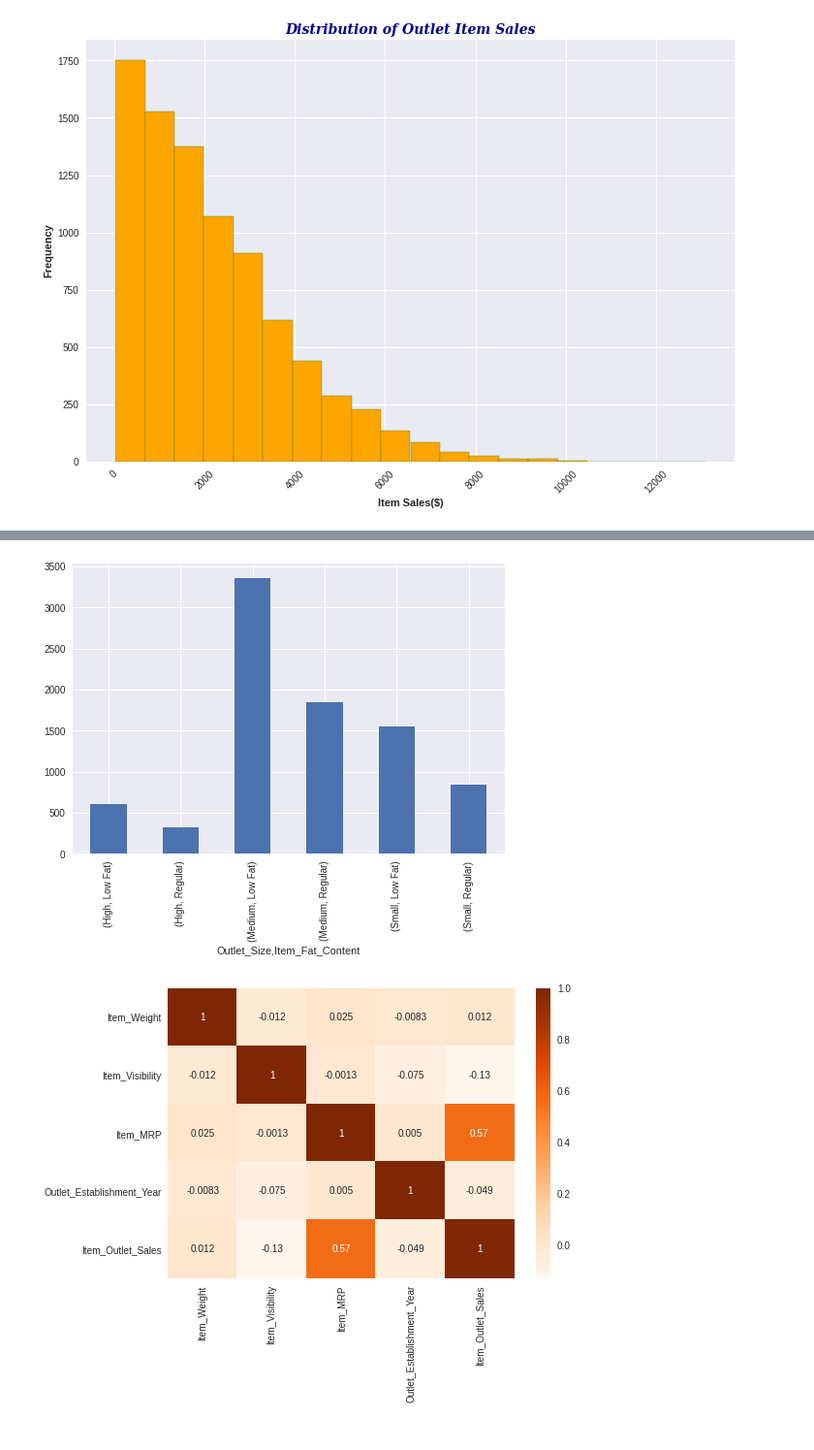
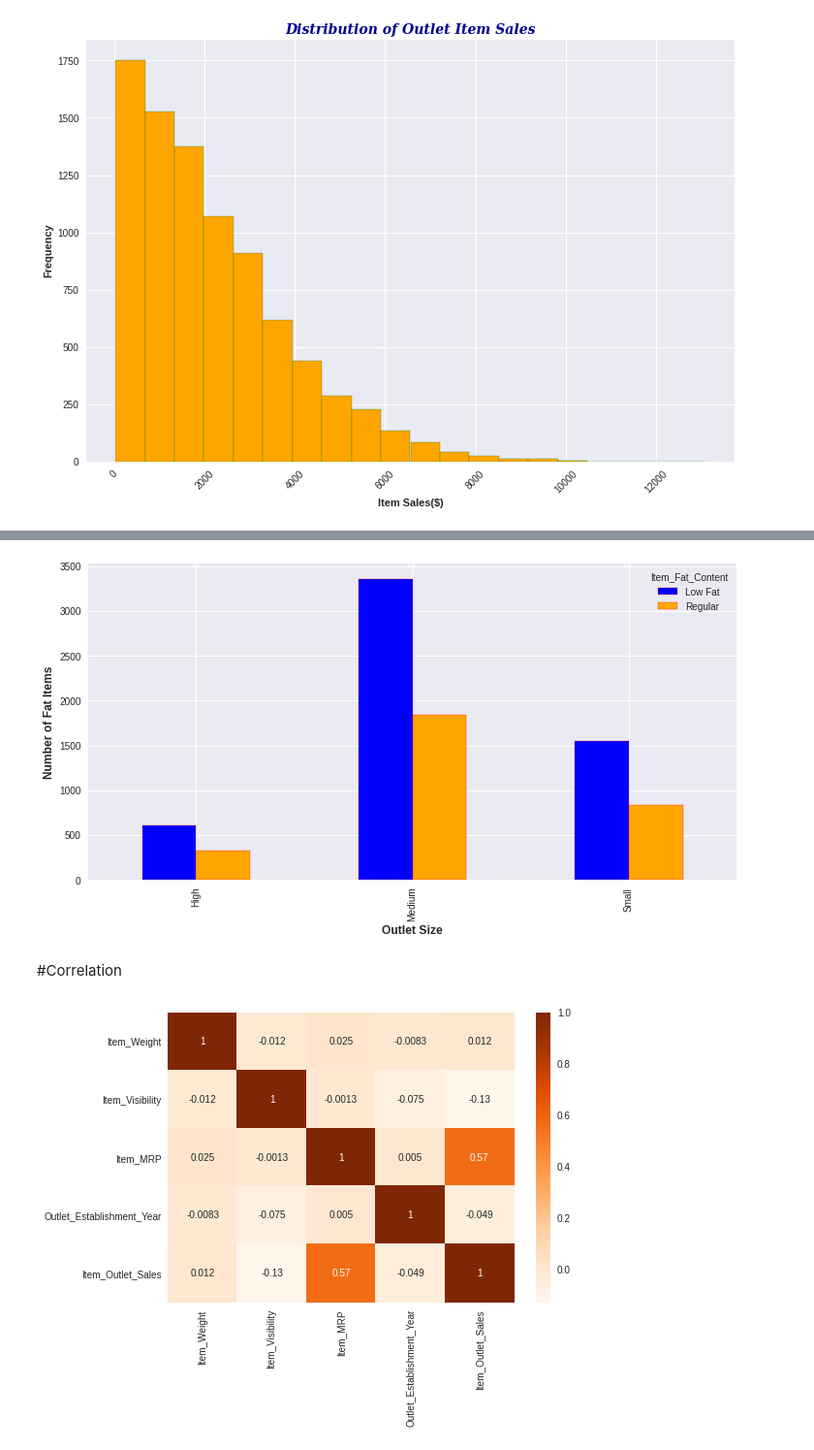
Before and after one commit to tibebu-sime/sales-predictions, a Jupyter notebook: salespredictions_project.ipynb, the cells around one changed output, grey strips where cells are left out. Shown: that part at 97% size. Saved outputs shown, nothing was run; the diff lists cells and outputs as text; code cells hidden in the pictures.

```diff
--- a/salespredictions_project.ipynb
+++ b/salespredictions_project.ipynb
@@ -276,8 +238,18 @@ Name: Item_Fat_Content, dtype: int64
-# %%
-sales_data.groupby('Outlet_Size')['Item_Fat_Content'].value_counts().plot.bar()
-plt.show()
-# %% [output]
-[figure, removed]
+# %%
+# Reference 1: https://kontext.tech/column/code-snippets/399/pandas-dataframe-plot-bar-chart
+# Reference 2: https://stackoverflow.com/questions/30873523/how-can-i-change-the-color-of-a-grouped-bar-plot-in-pandas
+
+sales_data.groupby('Outlet_Size')['Item_Fat_Content'].value_counts().unstack().plot(kind='bar',
+                                                                                    color=['blue', 'orange'],
+                                                                                    edgecolor='red',
+                                                                                    figsize=(12, 6))
+plt.xlabel('Outlet Size', fontsize=12, fontweight='bold')
+plt.ylabel('Number of Fat Items', fontsize=12, fontweight='bold')
+plt.show()
+# %% [output]
+[figure, added]
+# %% [markdown]
+#Correlation
 # %%
 # Plotting the correlation between features using heatmaps
 correlation = sales_data.corr()
```
Also changed, not shown: parts of 12 cells of this notebook.
